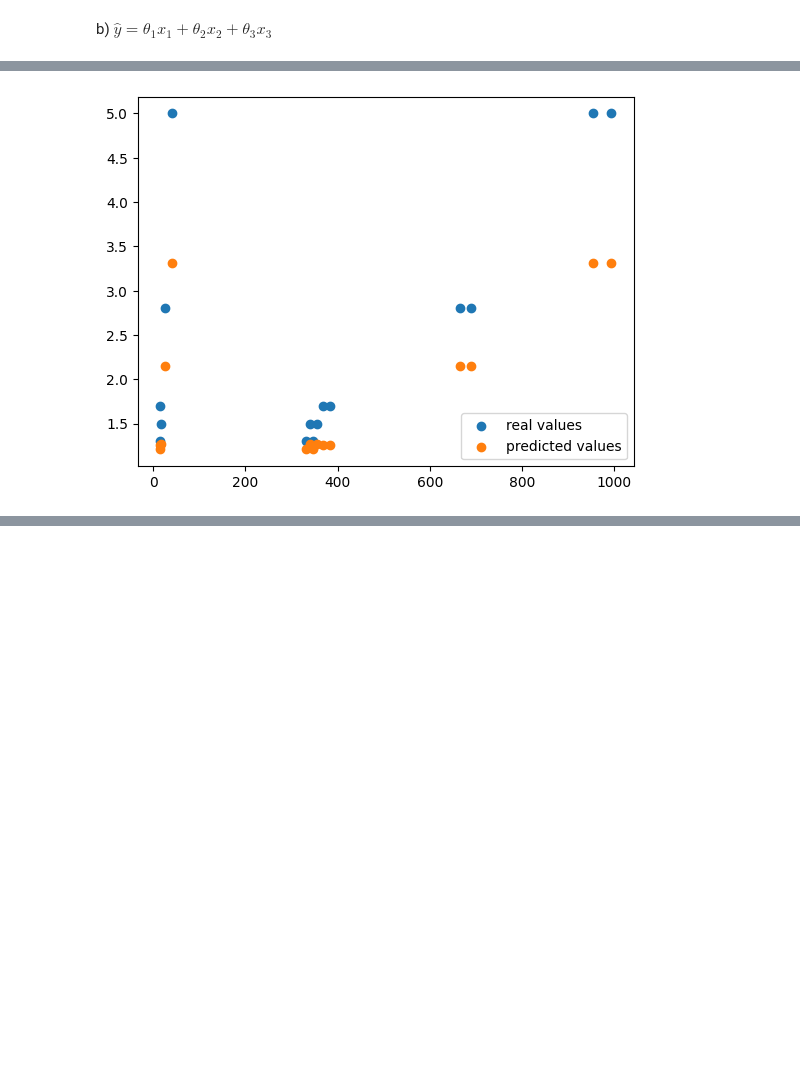
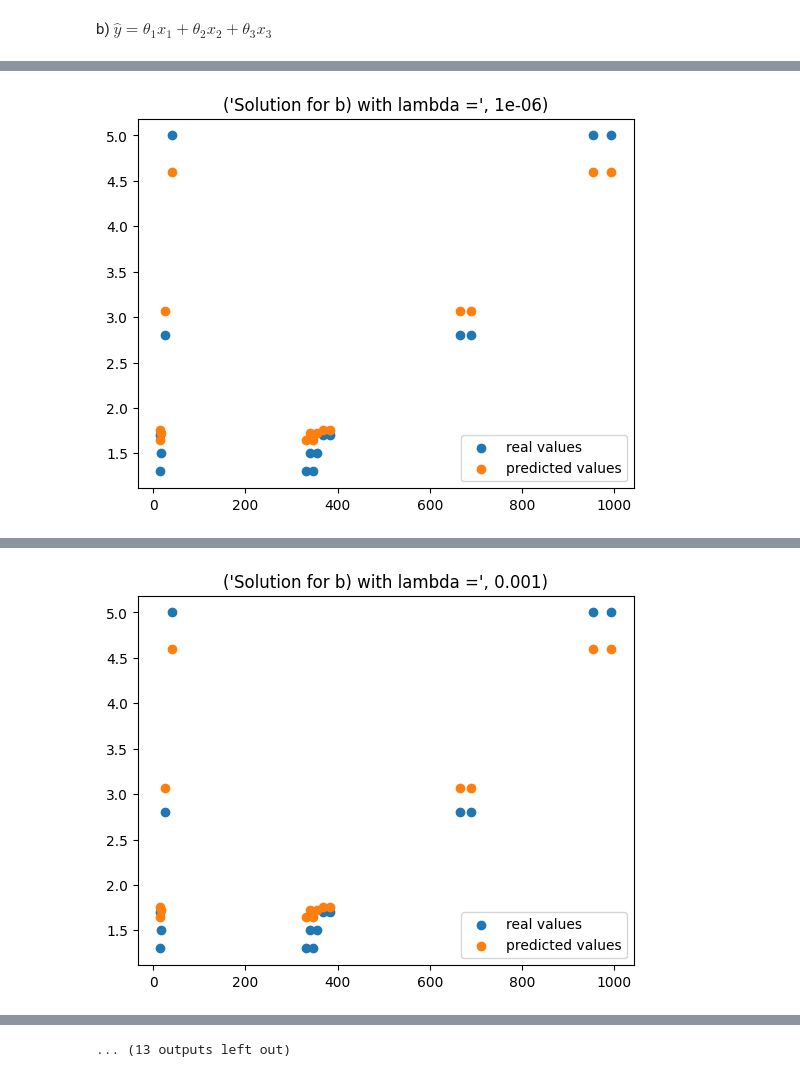
Before and after one commit to Fsn9/feup-pdeec-ML, a Jupyter notebook: assignments/asg1/ML_Assigment_1_pp.ipynb, the cells around one changed output, grey strips where cells are left out. Saved outputs shown, nothing was run; the diff lists cells and outputs as text; code cells hidden in the pictures; blank space fills up the shorter version.

Commit message:
Exercice b corrected, plus additional value for testing different lambdas.

```diff
--- a/assignments/asg1/ML_Assigment_1_pp.ipynb
+++ b/assignments/asg1/ML_Assigment_1_pp.ipynb
@@ -114,15 +116,12 @@ Calculate the solutions for the following regression models. If the solution is
 
 a) $\hat{y} = \theta_1 x_1 + \theta_2 x_2$.
 # %%
-from math import isclose
-import matplotlib.pyplot as plt
-import numpy as np
 
 # Function to check the invertability of a matrix by checking the singular values thru Singular Value Decomposition:
 def check_if_invertible(matrix):
     u, s, vh = np.linalg.svd(matrix)
     for i in s:
-        if isclose(i, 0, abs_tol = 1e-5):
+        if isclose(i, 0, abs_tol = 1e-10):
             return False
     return True
 
@@ -182,10 +181,9 @@ x3 = np.array([356, 690, 383, 346, 994]).reshape(-1, 1)
 Xb = np.concatenate((x1,x2,x3), axis = 1)
 Xb2 = np.dot(Xb.T,Xb)
 
-Wb = np.dot(np.dot(np.linalg.inv(Xb2), Xb.T), Y)
-
+print("With no regularization: ")
 if check_if_invertible(Xb2):
-    Wa = np.dot(np.dot(np.linalg.inv(Xb2), Xb.T), Y)
+    Wb = np.dot(np.dot(np.linalg.inv(Xb2), Xb.T), Y)
     print(f'Solution for a) is:\n {Wb}')
     print(f'Predictions for model a) are:\n {np.dot(Xb, Wb)}')
     x_plot_b = np.concatenate((x1,x2,x3),axis=0)
@@ -201,23 +199,40 @@ if check_if_invertible(Xb2):
 else:
     print("Matrix is singular")
 
-lambda_ = 0.1
-print("Since the matrix is singular, a different approach would be to use regularization with a penalty function lambda =", lambda_)
-Xb2 = np.dot(Xb.T,Xb)+ lambda_*np.eye(np.dot(Xb.T,Xb).shape[0])
-if check_if_invertible(Xb2):
-    Wa = np.dot(np.dot(np.linalg.inv(Xb2), Xb.T), Y)
-    print(f'Solution for b) is:\n {Wb}')
-    print(f'Predictions for model b) are:\n {np.dot(Xb, Wb)}')
-    x_plot_b = np.concatenate((x1,x2,x3),axis=0)
-    y_plot_b = np.concatenate((Y,Y,Y),axis=0)
-    plt.scatter(x_plot_b,y_plot_b)
-    y_pred_b = np.dot(Xb, Wb)
-    y_plot_pred_b = np.concatenate((y_pred_b,y_pred_b,y_pred_b),axis=0)
-    plt.scatter(x_plot_b,y_plot_pred_b)
-    plt.legend(["real values", "predicted values"])
-    plt.show()
-    MSE_b = (y_plot_b-y_plot_pred_b)**2
-    print ("MSE: \n", MSE_b)
-else:
-    print("Matrix is singular")
+lambda_values = [1e-6, 1e-3, 1e-2, 0.1, 1, 10, 20, 30, 50, 75, 100]
+MSE_sum = []
+MSE_avg = []
+
+
+for lambda_ in lambda_values:
+    print("\nregularization with a penalty function lambda =", lambda_)
+    Xb2 = np.dot(Xb.T,Xb)+ lambda_*np.eye(np.dot(Xb.T,Xb).shape[0])
+
+    if check_if_invertible(Xb2):
+        Wb = np.matmul(np.matmul(np.linalg.inv(Xb2), Xb.T), Y)
+        print(f'Solution for theta is:\n {Wb}')
+        print(f'Predictions for model b) are:\n {np.dot(Xb, Wb)}')
+        x_plot_b = np.concatenate((x1,x2,x3),axis=0)
+        y_plot_b = np.concatenate((Y,Y,Y),axis=0)
+        plt.scatter(x_plot_b,y_plot_b)
+        y_pred_b = np.dot(Xb, Wb)
+        y_plot_pred_b = np.concatenate((y_pred_b,y_pred_b,y_pred_b),axis=0)
+        plt.scatter(x_plot_b,y_plot_pred_b)
+        plt.legend(["real values", "predicted values"])
+        plt.title(("Solution for b) with lambda =", lambda_))
+        plt.show()
+        MSE_b = (y_plot_b-y_plot_pred_b)**2
+        print ("MSE: \n", MSE_b)
+        MSE_sum.append(sum(MSE_b))
+        MSE_avg.append(sum(MSE_b)/len(MSE_b))
+    else:
+        print("Matrix is singular")
+
+plt.scatter(lambda_values, MSE_sum, edgecolors="black")
+plt.title("Relation between MSE sum and different lambda values")
+plt.show()
+
+plt.scatter(lambda_values, MSE_avg, edgecolors="black")
+plt.title("Relation between avg sum and different lambda values")
+plt.show()
 # %% [output]
@@ -236,2 +253,2 @@ Predictions for model a) are:
-[figure, old version]
+[figure, new version]
 MSE:
@@ -252,0 +271 @@ MSE:
+[figure, added]
@@ -252,0 +344 @@ MSE:
+... (13 outputs left out)
```
Also changed, not shown: parts of 2 cells of this notebook.
